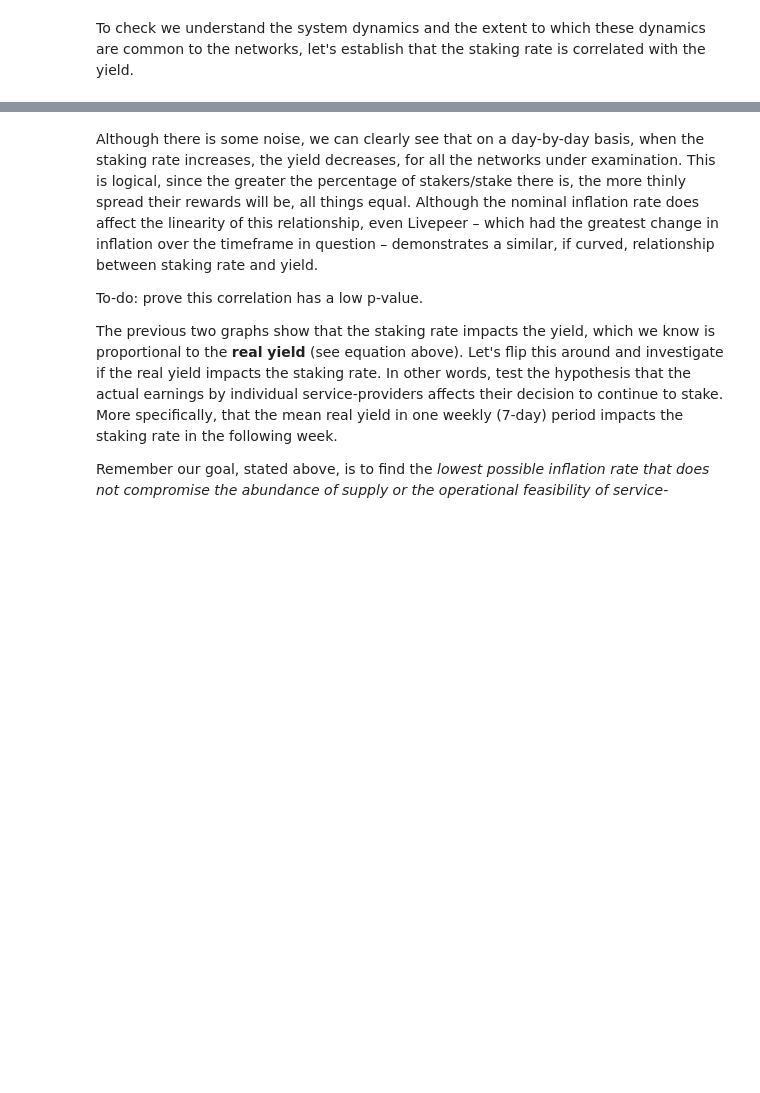
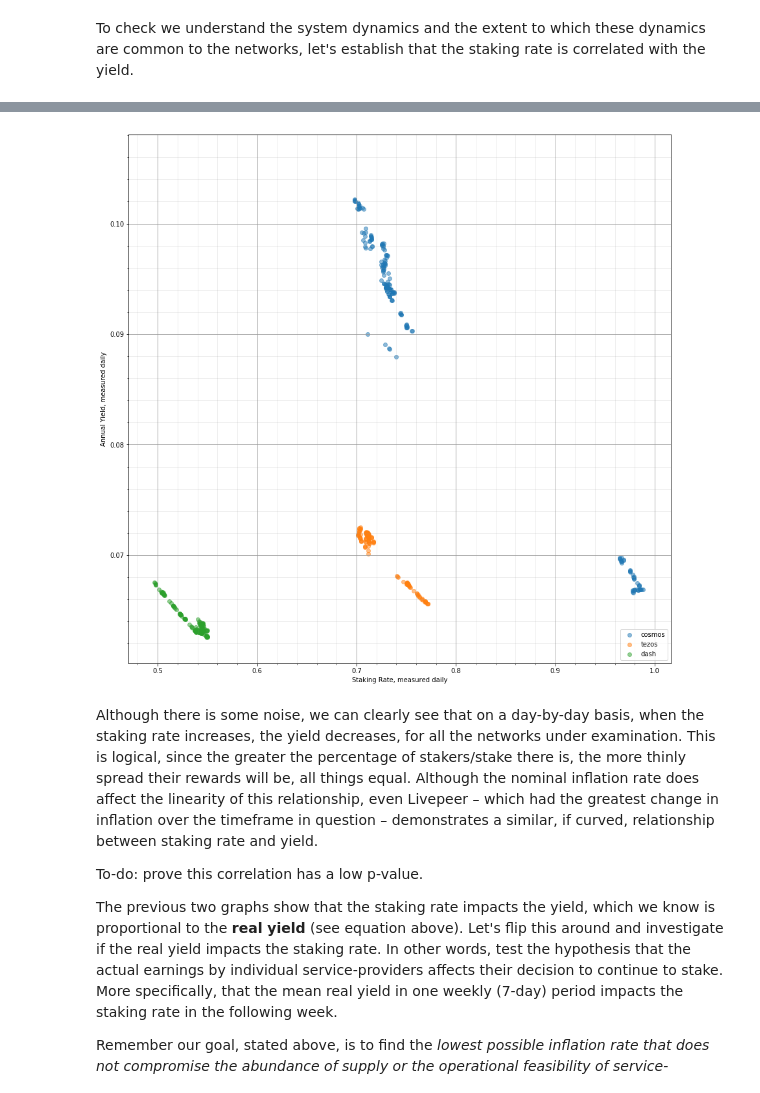
Before and after one commit to nucypher/protocol, a Jupyter notebook: parametrization/Monetary_policy_empirical_analysis.ipynb, the cells around one changed output, grey strips where cells are left out. Cells and saved outputs as stored; diff of their text form; code cells hidden in the pictures; blank space fills up the shorter version.

```diff
--- a/parametrization/Monetary_policy_empirical_analysis.ipynb
+++ b/parametrization/Monetary_policy_empirical_analysis.ipynb
@@ -122,16 +156,18 @@ del pos['horizen']
 # %%
 for net in pos:
     x = pos[net]['staking_rate']
     y = pos[net]['yield']
     plt.scatter(x,y, label=net, alpha = 0.5)
 plt.xlabel("Staking Rate, measured daily")
 plt.ylabel("Annual Yield, measured daily")
-plt.rcParams["figure.figsize"] = (20,15)
+plt.rcParams["figure.figsize"] = (15,15)
 plt.grid(b=True, which='major', color='#999999', linestyle='-')
 plt.minorticks_on()
 plt.grid(b=True, which='minor', color='#999999', linestyle='-', alpha=0.2)
 plt.legend(loc=4)
 plt.show()
+# %% [output]
+[figure, added]
 # %% [markdown]
 Although there is some noise, we can clearly see that on a day-by-day basis, when the staking rate increases, the yield decreases, for all the networks under examination. This is logical, since the greater the percentage of stakers/stake there is, the more thinly spread their rewards will be, all things equal. Although the nominal inflation rate does affect the linearity of this relationship, even Livepeer – which had the greatest change in inflation over the timeframe in question – demonstrates a similar, if curved, relationship between staking rate and yield.
 
```
Also changed, not shown: parts of 14 cells of this notebook.
